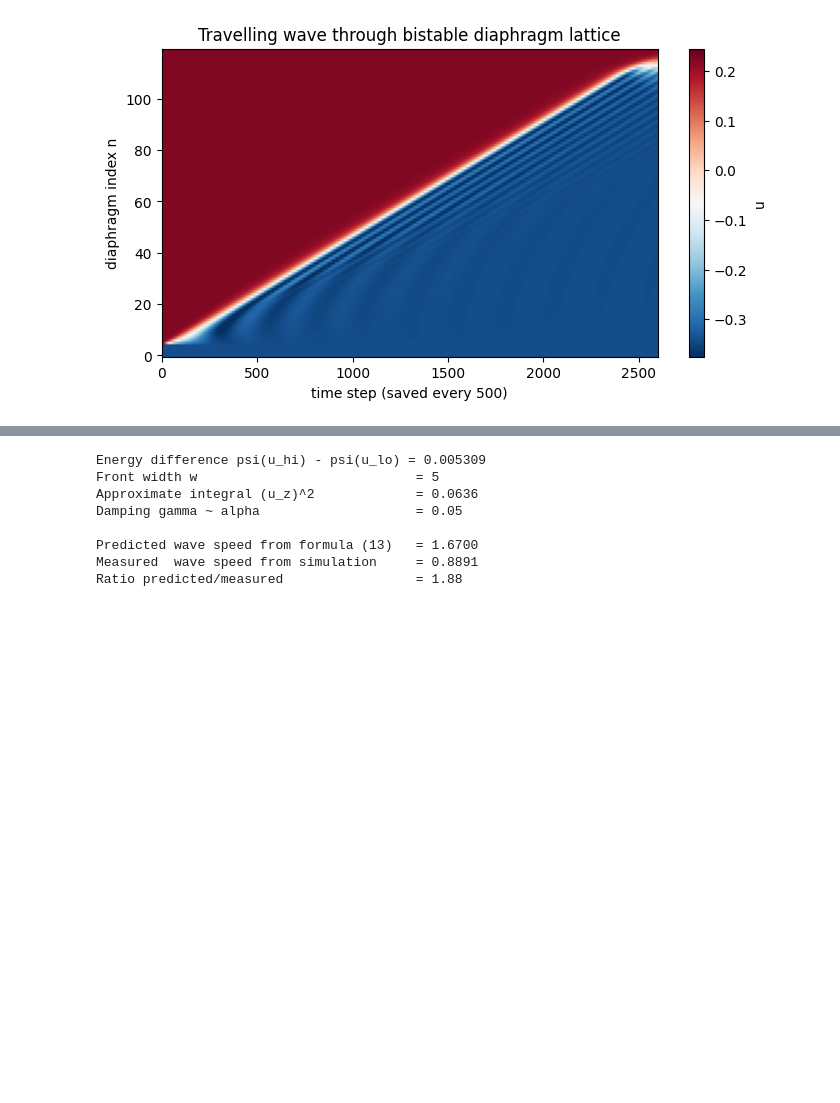
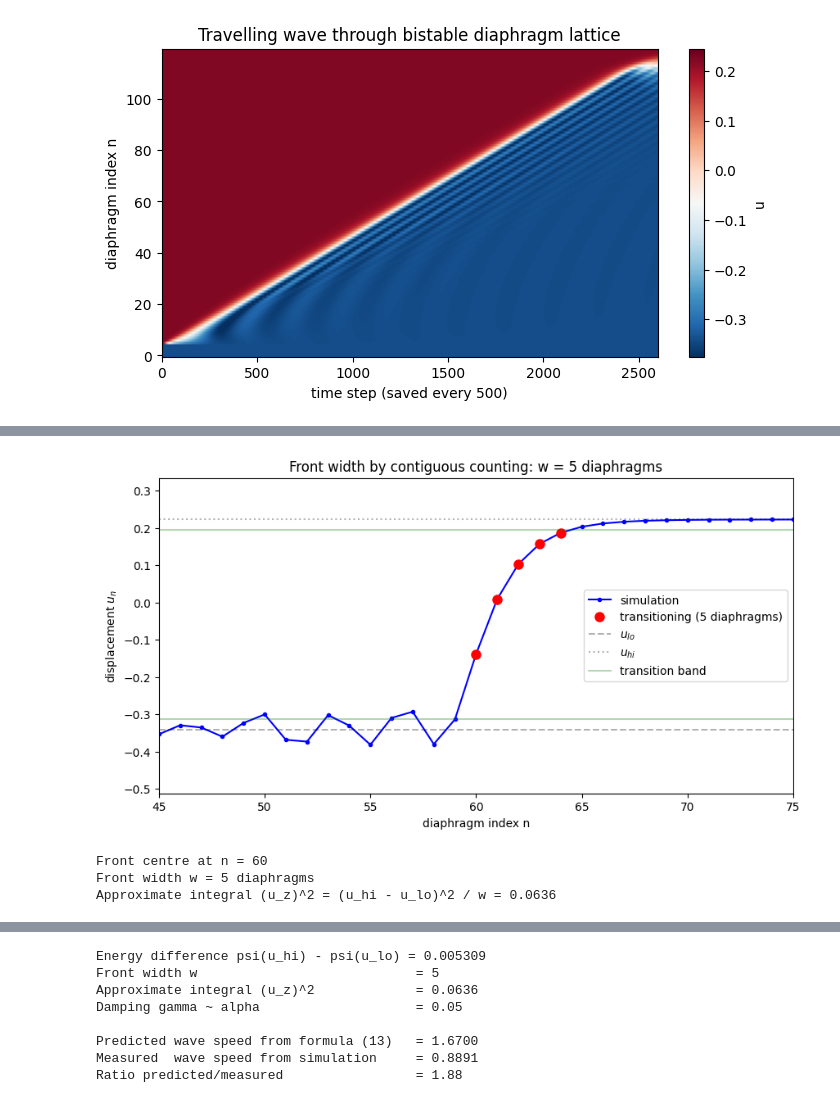
Before and after one commit to Stephang217/1D_Diaghphragms_Fluid_Model, a Jupyter notebook: diaphragm_metafluid.ipynb, the cells around one changed output, grey strips where cells are left out. Drawn from its saved outputs; the diff is of its cells as text; code cells hidden in the pictures; blank space fills up the shorter version.

```diff
--- a/diaphragm_metafluid.ipynb
+++ b/diaphragm_metafluid.ipynb
@@ -260,0 +425,61 @@ Energy difference psi(u_hi) - psi(u_lo) = 0.005309
+# %%
+# ── Front width: contiguous-count method ──────────────────────────────────────
+# Strategy: find the steepest point (the front centre), then walk outward
+# in both directions while diaphragms are still in transition (not yet settled
+# in either well). Count how many sites are simultaneously transitioning.
+#
+# This is a purely geometric measurement — it does not depend on any model
+# assumptions and gives the discrete equivalent of the kink width w.
+# We use the approximation for the integral: ∫(du/dξ)² dξ ≈ (u_hi − u_lo)² / w,
+# which is tested for accuracy in cell-11.
+
+# Step 1: locate the front centre by the maximum absolute gradient.
+# np.gradient uses central differences, so it smears over 2 sites which is fine for
+# a kink that is several sites wide, but will underestimate width for a sharp kink.
+du = np.gradient(snap)
+front_centre = int(np.argmax(np.abs(du)))
+
+# Step 2: define in transition as being strictly between the two wells,
+# with a 5% margin on each side to exclude settled sites with small ringing.
+eps = 0.05 * (u_hi - u_lo)
+in_transition = (snap > u_lo + eps) & (snap < u_hi - eps)
+
+# Step 3: walk left from the front centre until we hit a settled (non-transitioning) site.
+left = front_centre
+while left > 0 and in_transition[left - 1]:
+    left -= 1
+
+# Step 4: same walk to the right.
+right = front_centre
+while right < N - 1 and in_transition[right + 1]:
+    right += 1
+
+w = right - left + 1           # inclusive count of transitioning diaphragms
+front_indices = np.arange(left, right + 1)
+
+plt.figure(figsize=(10, 5))
+plt.plot(n_array, snap, 'b-', marker='o', markersize=3, label='simulation')
+plt.plot(n_array[front_indices], snap[front_indices], 'ro', markersize=8,
+         label=f'transitioning ({w} diaphragms)')
+plt.axhline(u_lo,       color='k', linestyle='--', alpha=0.3, label='$u_{lo}$')
+plt.axhline(u_hi,       color='k', linestyle=':',  alpha=0.3, label='$u_{hi}$')
+plt.axhline(u_lo + eps, color='g', linestyle='-',  alpha=0.3, label='transition band')
+plt.axhline(u_hi - eps, color='g', linestyle='-',  alpha=0.3)
+plt.xlabel('diaphragm index n')
+plt.ylabel('displacement $u_n$')
+plt.title(f'Front width by contiguous counting: w = {w} diaphragms')
+plt.ylim(u_lo*1.5, u_hi*1.5)
+plt.xlim(max(0, front_centre - 15), min(N, front_centre + 15))
+plt.legend()
+plt.show()
+
+print(f'Front centre at n = {front_centre}')
+print(f'Front width w = {w} diaphragms')
+# This approximation assumes a step-function profile of height (u_hi - u_lo) over w sites,
+# giving ∫(du/dξ)² ≈ (u_hi − u_lo)² / w.  Used in cell-11 as a quick estimate.
+print(f'Approximate integral (u_z)^2 = (u_hi - u_lo)^2 / w = {(u_hi - u_lo)**2 / w:.4f}')
+# %% [output]
+[figure, added]
+Front centre at n = 60
+Front width w = 5 diaphragms
+Approximate integral (u_z)^2 = (u_hi - u_lo)^2 / w = 0.0636
```
Also changed, not shown: parts of 25 cells of this notebook.
